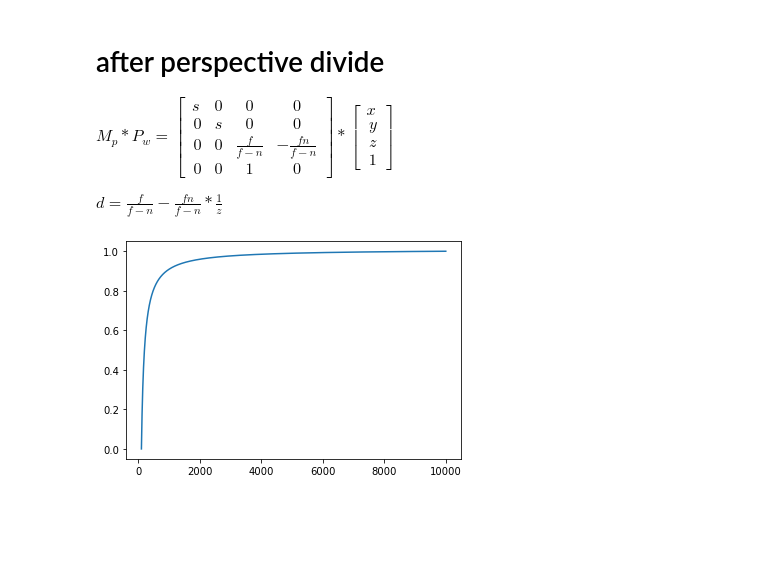
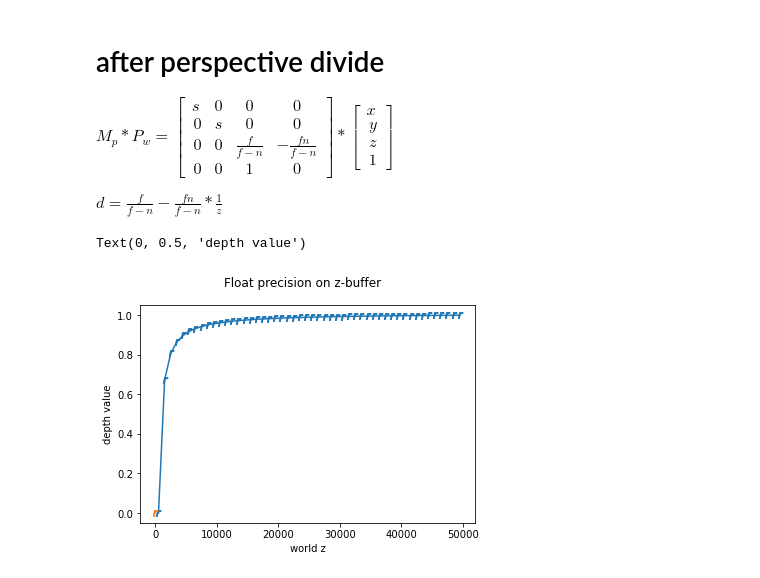
Before and after one commit to YaoTouGe/blog, a Jupyter notebook: python_notebooks/reverse_z.ipynb, the cells around one changed output. Drawn from its saved outputs; the diff is of its cells as text; code cells hidden in the pictures; blank space fills up the shorter version.

```diff
--- a/python_notebooks/reverse_z.ipynb
+++ b/python_notebooks/reverse_z.ipynb
@@ -85,23 +83,28 @@ $d=\frac{f}{f-n}-\frac{fn}{f-n}*\frac{1}{z}$
 # %%
 import matplotlib.pyplot as plt
 import matplotlib.path as mpath
 import numpy as np
 
 def projZ(n, f, z):
     return f/(f-n) - f*n/(f-n)/z
 
 star = mpath.Path.unit_regular_star(6)
 circle = mpath.Path.unit_circle()
 # concatenate the circle with an internal cutout of the star
 verts = np.concatenate([circle.vertices, star.vertices[::-1, ...]])
 codes = np.concatenate([circle.codes, star.codes])
 cut_star = mpath.Path(verts, codes)
 
 # plt.plot(np.arange(10)**2, '-r')
-x = np.arange(100, 10000, step = 1)
-y = [projZ(100, 10000, y) for y in x]
-plt.plot(x, y)
+x = np.arange(500, 50000, step = 1000)
+y = [projZ(500, 50000, y) for y in x]
 
-plt.show()
+fig0, axs0 = plt.subplots(1, 1)
+fig0.suptitle('Float precision on z-buffer')
+
+axs0.plot(x, y, 0, marker="$r$")
+axs0.set_xlabel('world z')
+axs0.set_ylabel('depth value')
 # %% [output]
+Text(0, 0.5, 'depth value')
-[figure, old version]
+[figure, new version]
```
Also changed, not shown: parts of 3 cells of this notebook.
